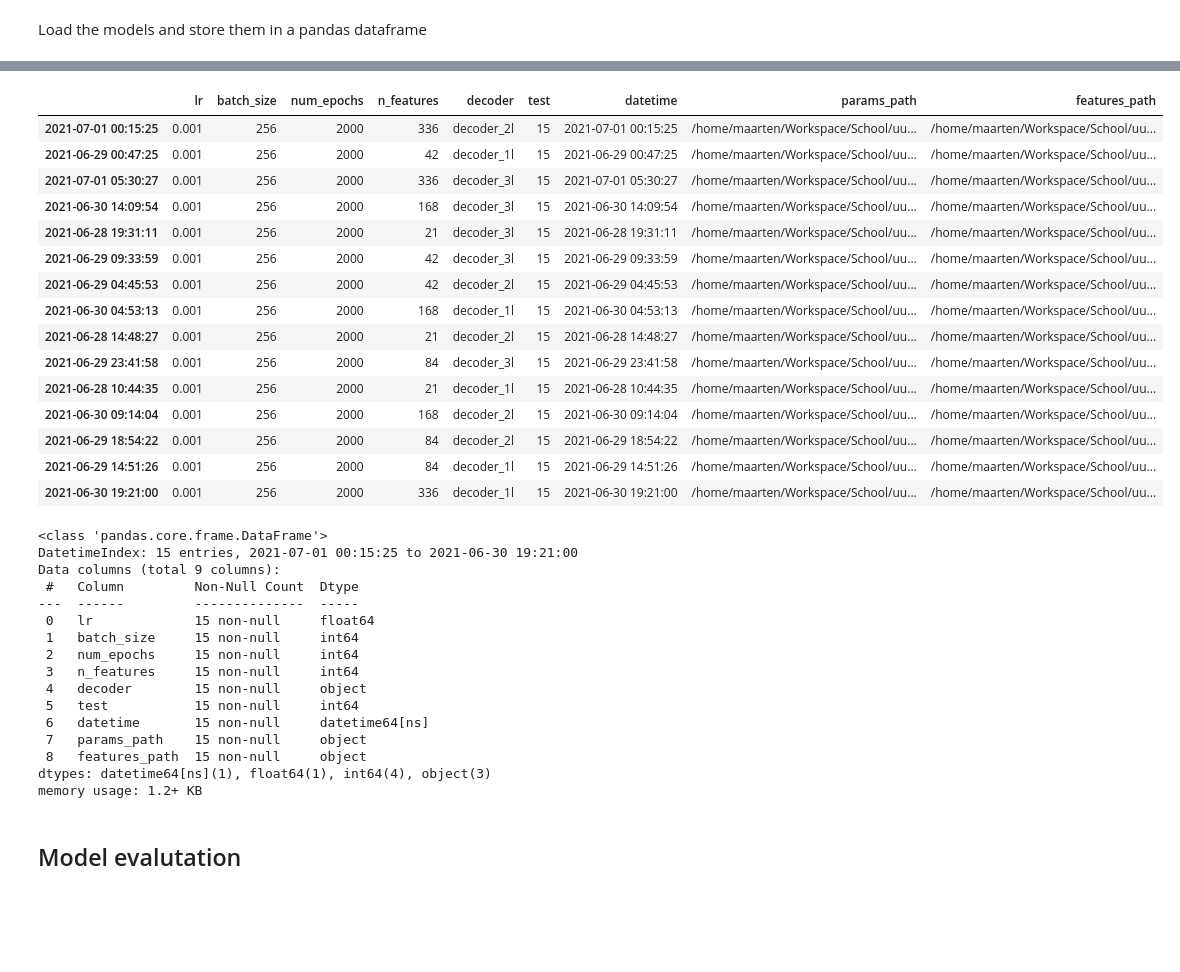
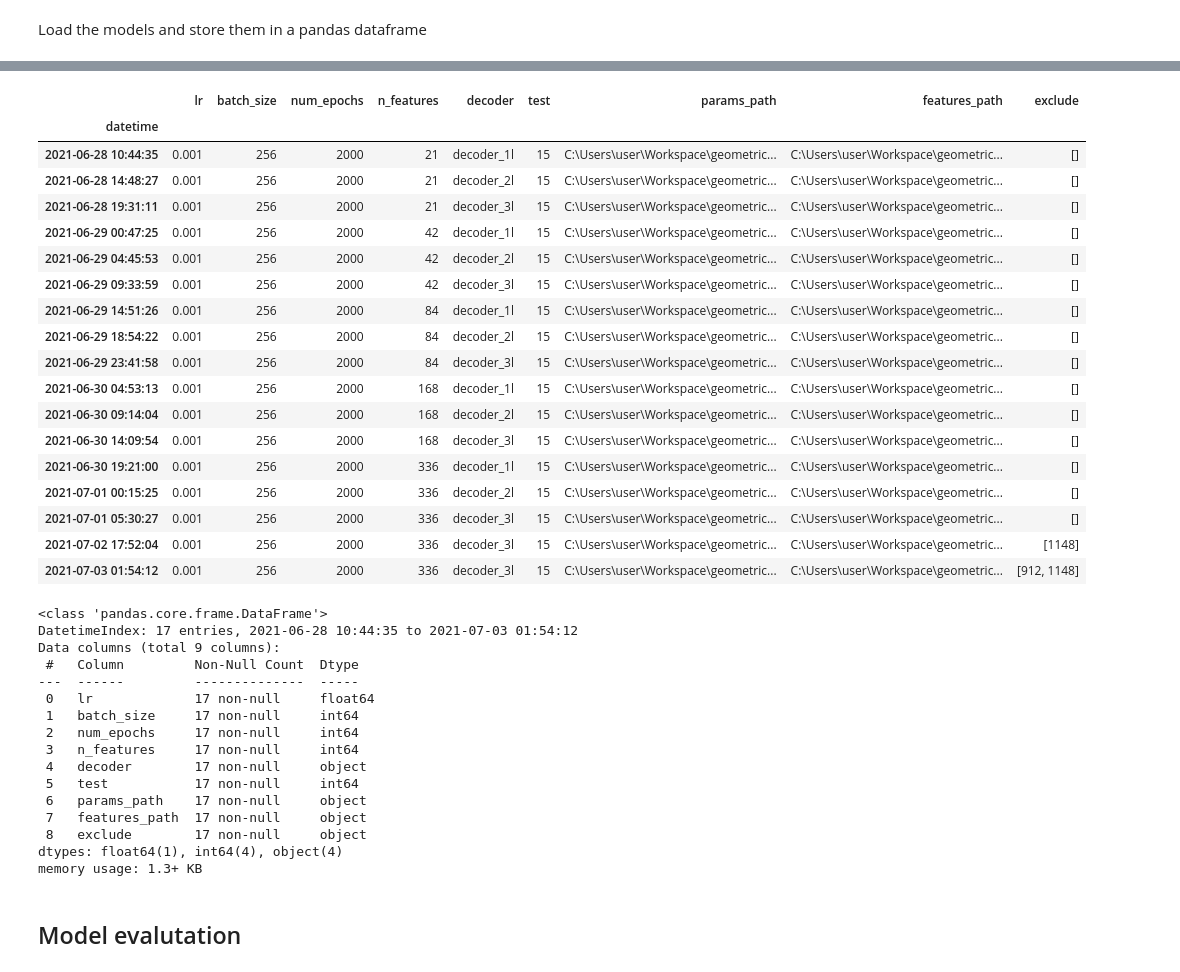
Before and after one commit to GewoonMaarten/spherical-dmri-conv, a Jupyter notebook: notebooks/model-analysis.ipynb, the cells around one changed output, grey strips where cells are left out. Cells and saved outputs as stored; diff of their text form; code cells hidden in the pictures; blank space fills up the shorter version.

```diff
--- a/notebooks/model-analysis.ipynb
+++ b/notebooks/model-analysis.ipynb
@@ -86,13 +88,13 @@ models_path = Path(ROOT_PATH, "runs", "models")
 
 frames = []
 for model_path in models_path.glob("*.pt"):
-    stem = model_path.stem # get the file name without the suffix
+    stem = model_path.stem  # get the file name without the suffix
 
-    logger.debug('found: %s', stem)
+    logger.debug("found: %s", stem)
 
     features_dict = extract_features(stem)
 
-    features_path = model_path.name.replace('_params.pt', '.txt')
+    features_path = model_path.name.replace("_params.pt", ".txt")
     features_path = model_path.with_name(features_path)
 
     features_dict["params_path"] = model_path
@@ -105,8 +107,16 @@ for model_path in models_path.glob("*.pt"):
     features_dict["n_features"] = int(features_dict["n_features"])
     features_dict["test"] = int(features_dict["test"])
 
-    df_part = pd.DataFrame(features_dict, index=[features_dict["datetime"]])
+    if "exclude" in features_dict:
+        features_dict["exclude"] = np.array(
+            features_dict["exclude"].split("-"), dtype=np.uint16
+        )
+    else:
+        features_dict["exclude"] = []
+
+    df_part = pd.DataFrame.from_records([features_dict], index="datetime")
     frames.append(df_part)
+#     break
 
 df = pd.concat(frames)
 df
@@ -129,38 +141,41 @@ df
-|  | lr | batch_size | num_epochs | n_features | decoder | test | datetime | params_path | features_path |
-| 2021-07-01 00:15:25 | 0.001 | 256 | 2000 | 336 | decoder_2l | 15 | 2021-07-01 00:15:25 | /home/maarten/Workspace/School/uu... | /home/maarten/Workspace/School/uu... |
-| 2021-06-29 00:47:25 | 0.001 | 256 | 2000 | 42 | decoder_1l | 15 | 2021-06-29 00:47:25 | /home/maarten/Workspace/School/uu... | /home/maarten/Workspace/School/uu... |
-| 2021-07-01 05:30:27 | 0.001 | 256 | 2000 | 336 | decoder_3l | 15 | 2021-07-01 05:30:27 | /home/maarten/Workspace/School/uu... | /home/maarten/Workspace/School/uu... |
-| 2021-06-30 14:09:54 | 0.001 | 256 | 2000 | 168 | decoder_3l | 15 | 2021-06-30 14:09:54 | /home/maarten/Workspace/School/uu... | /home/maarten/Workspace/School/uu... |
-| 2021-06-28 19:31:11 | 0.001 | 256 | 2000 | 21 | decoder_3l | 15 | 2021-06-28 19:31:11 | /home/maarten/Workspace/School/uu... | /home/maarten/Workspace/School/uu... |
-| 2021-06-29 09:33:59 | 0.001 | 256 | 2000 | 42 | decoder_3l | 15 | 2021-06-29 09:33:59 | /home/maarten/Workspace/School/uu... | /home/maarten/Workspace/School/uu... |
-| 2021-06-29 04:45:53 | 0.001 | 256 | 2000 | 42 | decoder_2l | 15 | 2021-06-29 04:45:53 | /home/maarten/Workspace/School/uu... | /home/maarten/Workspace/School/uu... |
-| 2021-06-30 04:53:13 | 0.001 | 256 | 2000 | 168 | decoder_1l | 15 | 2021-06-30 04:53:13 | /home/maarten/Workspace/School/uu... | /home/maarten/Workspace/School/uu... |
-| 2021-06-28 14:48:27 | 0.001 | 256 | 2000 | 21 | decoder_2l | 15 | 2021-06-28 14:48:27 | /home/maarten/Workspace/School/uu... | /home/maarten/Workspace/School/uu... |
-| 2021-06-29 23:41:58 | 0.001 | 256 | 2000 | 84 | decoder_3l | 15 | 2021-06-29 23:41:58 | /home/maarten/Workspace/School/uu... | /home/maarten/Workspace/School/uu... |
-| 2021-06-28 10:44:35 | 0.001 | 256 | 2000 | 21 | decoder_1l | 15 | 2021-06-28 10:44:35 | /home/maarten/Workspace/School/uu... | /home/maarten/Workspace/School/uu... |
-| 2021-06-30 09:14:04 | 0.001 | 256 | 2000 | 168 | decoder_2l | 15 | 2021-06-30 09:14:04 | /home/maarten/Workspace/School/uu... | /home/maarten/Workspace/School/uu... |
-| 2021-06-29 18:54:22 | 0.001 | 256 | 2000 | 84 | decoder_2l | 15 | 2021-06-29 18:54:22 | /home/maarten/Workspace/School/uu... | /home/maarten/Workspace/School/uu... |
-| 2021-06-29 14:51:26 | 0.001 | 256 | 2000 | 84 | decoder_1l | 15 | 2021-06-29 14:51:26 | /home/maarten/Workspace/School/uu... | /home/maarten/Workspace/School/uu... |
-| 2021-06-30 19:21:00 | 0.001 | 256 | 2000 | 336 | decoder_1l | 15 | 2021-06-30 19:21:00 | /home/maarten/Workspace/School/uu... | /home/maarten/Workspace/School/uu... |
+|  | lr | batch_size | num_epochs | n_features | decoder | test | params_path | features_path | exclude |
+| datetime |  |  |  |  |  |  |  |  |  |
+| 2021-06-28 10:44:35 | 0.001 | 256 | 2000 | 21 | decoder_1l | 15 | C:\Users\user\Workspace\geometric... | C:\Users\user\Workspace\geometric... | [] |
+| 2021-06-28 14:48:27 | 0.001 | 256 | 2000 | 21 | decoder_2l | 15 | C:\Users\user\Workspace\geometric... | C:\Users\user\Workspace\geometric... | [] |
+| 2021-06-28 19:31:11 | 0.001 | 256 | 2000 | 21 | decoder_3l | 15 | C:\Users\user\Workspace\geometric... | C:\Users\user\Workspace\geometric... | [] |
+| 2021-06-29 00:47:25 | 0.001 | 256 | 2000 | 42 | decoder_1l | 15 | C:\Users\user\Workspace\geometric... | C:\Users\user\Workspace\geometric... | [] |
+| 2021-06-29 04:45:53 | 0.001 | 256 | 2000 | 42 | decoder_2l | 15 | C:\Users\user\Workspace\geometric... | C:\Users\user\Workspace\geometric... | [] |
+| 2021-06-29 09:33:59 | 0.001 | 256 | 2000 | 42 | decoder_3l | 15 | C:\Users\user\Workspace\geometric... | C:\Users\user\Workspace\geometric... | [] |
+| 2021-06-29 14:51:26 | 0.001 | 256 | 2000 | 84 | decoder_1l | 15 | C:\Users\user\Workspace\geometric... | C:\Users\user\Workspace\geometric... | [] |
+| 2021-06-29 18:54:22 | 0.001 | 256 | 2000 | 84 | decoder_2l | 15 | C:\Users\user\Workspace\geometric... | C:\Users\user\Workspace\geometric... | [] |
+| 2021-06-29 23:41:58 | 0.001 | 256 | 2000 | 84 | decoder_3l | 15 | C:\Users\user\Workspace\geometric... | C:\Users\user\Workspace\geometric... | [] |
+| 2021-06-30 04:53:13 | 0.001 | 256 | 2000 | 168 | decoder_1l | 15 | C:\Users\user\Workspace\geometric... | C:\Users\user\Workspace\geometric... | [] |
+| 2021-06-30 09:14:04 | 0.001 | 256 | 2000 | 168 | decoder_2l | 15 | C:\Users\user\Workspace\geometric... | C:\Users\user\Workspace\geometric... | [] |
+| 2021-06-30 14:09:54 | 0.001 | 256 | 2000 | 168 | decoder_3l | 15 | C:\Users\user\Workspace\geometric... | C:\Users\user\Workspace\geometric... | [] |
+| 2021-06-30 19:21:00 | 0.001 | 256 | 2000 | 336 | decoder_1l | 15 | C:\Users\user\Workspace\geometric... | C:\Users\user\Workspace\geometric... | [] |
+| 2021-07-01 00:15:25 | 0.001 | 256 | 2000 | 336 | decoder_2l | 15 | C:\Users\user\Workspace\geometric... | C:\Users\user\Workspace\geometric... | [] |
+| 2021-07-01 05:30:27 | 0.001 | 256 | 2000 | 336 | decoder_3l | 15 | C:\Users\user\Workspace\geometric... | C:\Users\user\Workspace\geometric... | [] |
+| 2021-07-02 17:52:04 | 0.001 | 256 | 2000 | 336 | decoder_3l | 15 | C:\Users\user\Workspace\geometric... | C:\Users\user\Workspace\geometric... | [1148] |
+| 2021-07-03 01:54:12 | 0.001 | 256 | 2000 | 336 | decoder_3l | 15 | C:\Users\user\Workspace\geometric... | C:\Users\user\Workspace\geometric... | [912, 1148] |
 # %%
 df.info()
 # %% [output]
 <class 'pandas.core.frame.DataFrame'>
-DatetimeIndex: 15 entries, 2021-07-01 00:15:25 to 2021-06-30 19:21:00
+DatetimeIndex: 17 entries, 2021-06-28 10:44:35 to 2021-07-03 01:54:12
 Data columns (total 9 columns):
  #   Column         Non-Null Count  Dtype
 ---  ------         --------------  -----
- 0   lr             15 non-null     float64
- 1   batch_size     15 non-null     int64
- 2   num_epochs     15 non-null     int64
- 3   n_features     15 non-null     int64
- 4   decoder        15 non-null     object
- 5   test           15 non-null     int64
- 6   datetime       15 non-null     datetime64[ns]
- 7   params_path    15 non-null     object
- 8   features_path  15 non-null     object
-dtypes: datetime64[ns](1), float64(1), int64(4), object(3)
-memory usage: 1.2+ KB
+ 0   lr             17 non-null     float64
+ 1   batch_size     17 non-null     int64
+ 2   num_epochs     17 non-null     int64
+ 3   n_features     17 non-null     int64
+ 4   decoder        17 non-null     object
+ 5   test           17 non-null     int64
+ 6   params_path    17 non-null     object
+ 7   features_path  17 non-null     object
+ 8   exclude        17 non-null     object
+dtypes: float64(1), int64(4), object(4)
+memory usage: 1.3+ KB
 # %% [markdown]
 ## Model evalutation
 # %%
```
Also changed, not shown: parts of 12 cells of this notebook, 3 other files.
